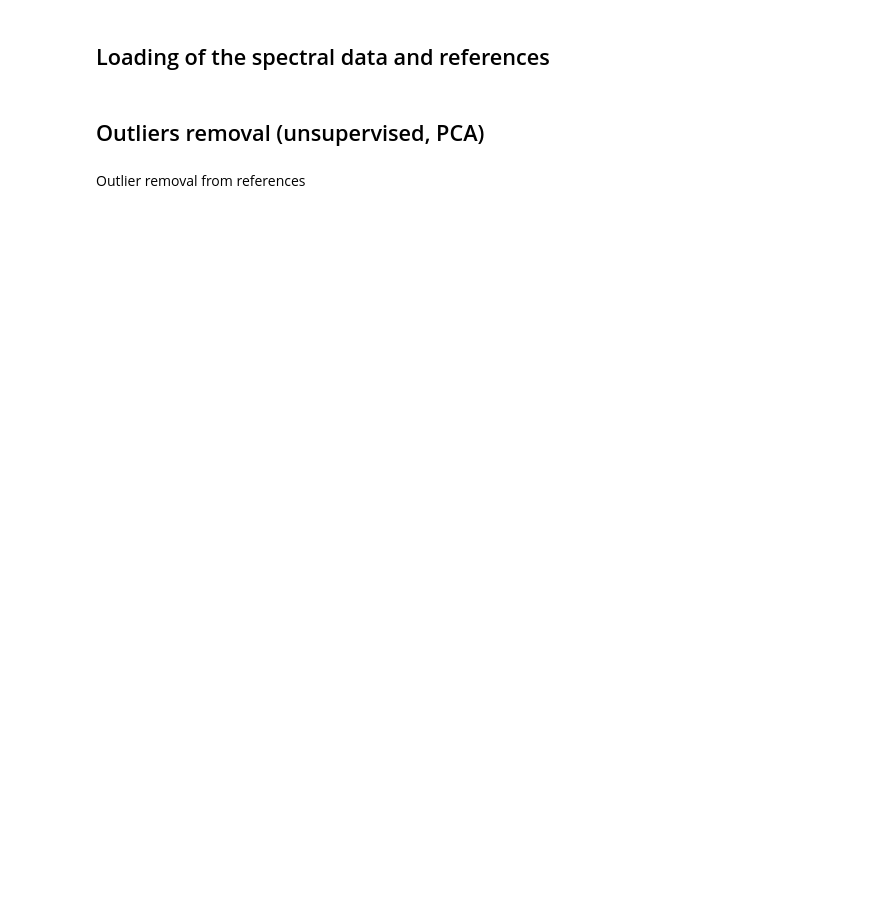
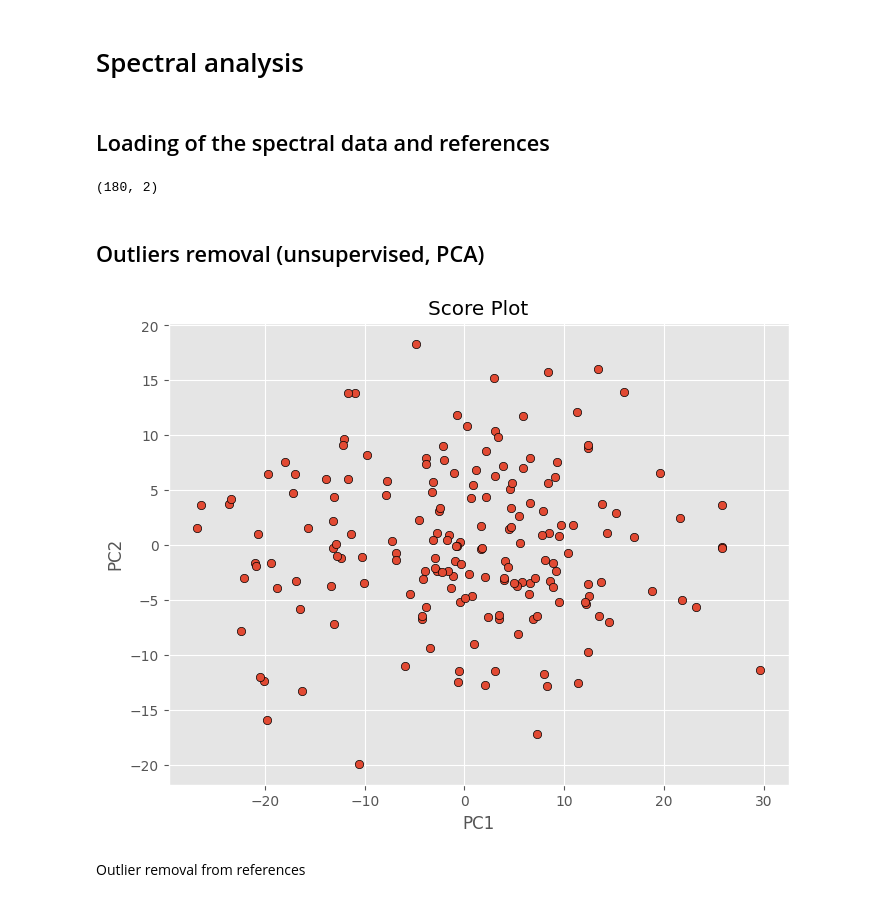
Before and after one commit to LizaGenke/Chemometric-approaches-to-hyperspectral-processing, a Jupyter notebook: spectral_analysis.ipynb, the cells around one changed output. Saved outputs shown, nothing was run; the diff lists cells and outputs as text; code cells hidden in the pictures; blank space fills up the shorter version.

Commit message:
spectral analysis wip

```diff
--- a/spectral_analysis.ipynb
+++ b/spectral_analysis.ipynb
@@ -3,6 +1,38 @@
+# %% [markdown]
+# Spectral analysis
 # %% [markdown]
 ## Loading of the spectral data and references
+# %%
+import numpy as np
+
+kiwi_spectra = np.loadtxt("results/kiwi_avg_spectra.csv", delimiter=",")
+reference_values = np.loadtxt("data/reference.csv", delimiter=",")
+reference_values = reference_values[:180, :]
+reference_values.shape
+# %% [output]
+(180, 2)
 # %% [markdown]
 ## Outliers removal (unsupervised, PCA)
+# %%
+from sklearn.decomposition import PCA
+from sklearn.preprocessing import StandardScaler
+import matplotlib.pyplot as plt
+
+# Define the PCA object
+pca = PCA()
+
+# Run PCA on scaled data and obtain the scores array
+T = pca.fit_transform(StandardScaler().fit_transform(kiwi_spectra))
+
+# Score plot of the first 2 PC
+fig = plt.figure(figsize=(8,6))
+with plt.style.context(('ggplot')):
+    plt.scatter(T[:, 0], T[:, 1], edgecolors='k', cmap='jet')
+    plt.xlabel('PC1')
+    plt.ylabel('PC2')
+    plt.title('Score Plot')
+plt.show()
+# %% [output]
+[figure, added]
 # %% [markdown]
 Outlier removal from references
```
Also changed, not shown: parts of 15 cells of this notebook.
